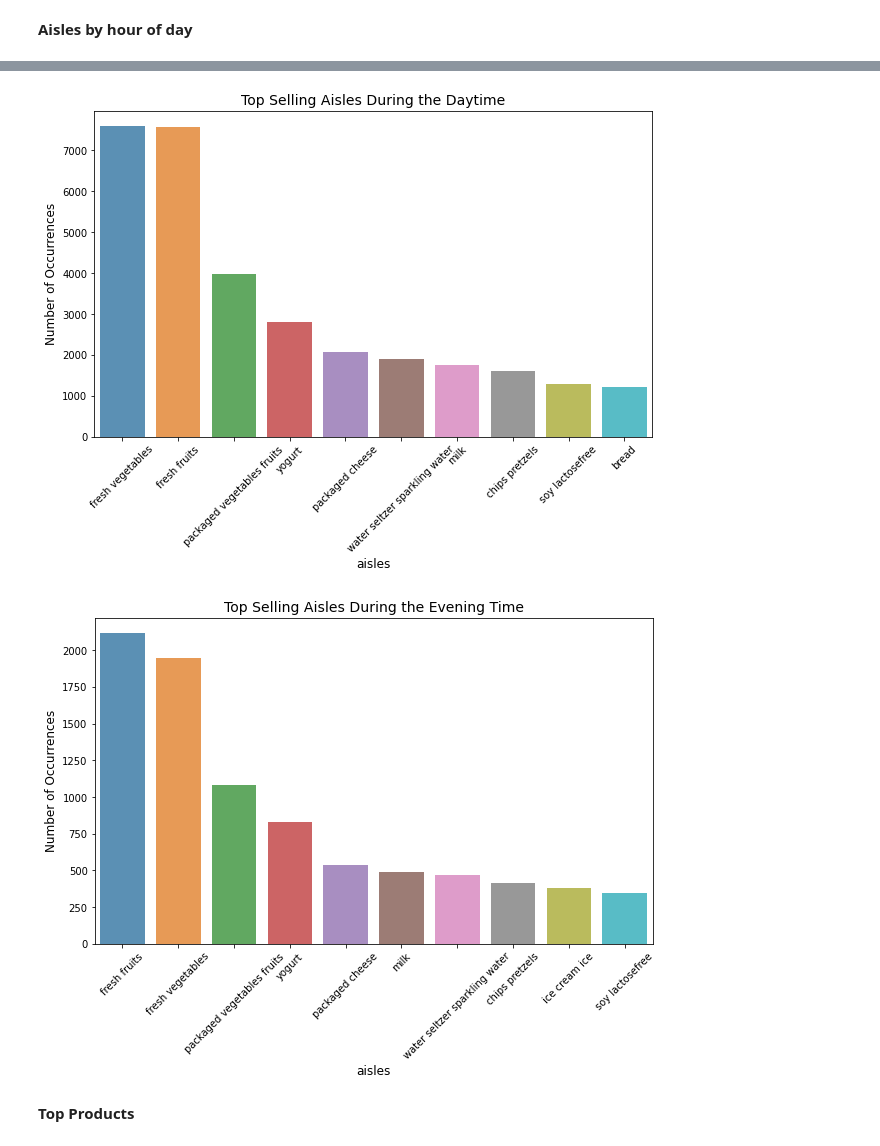
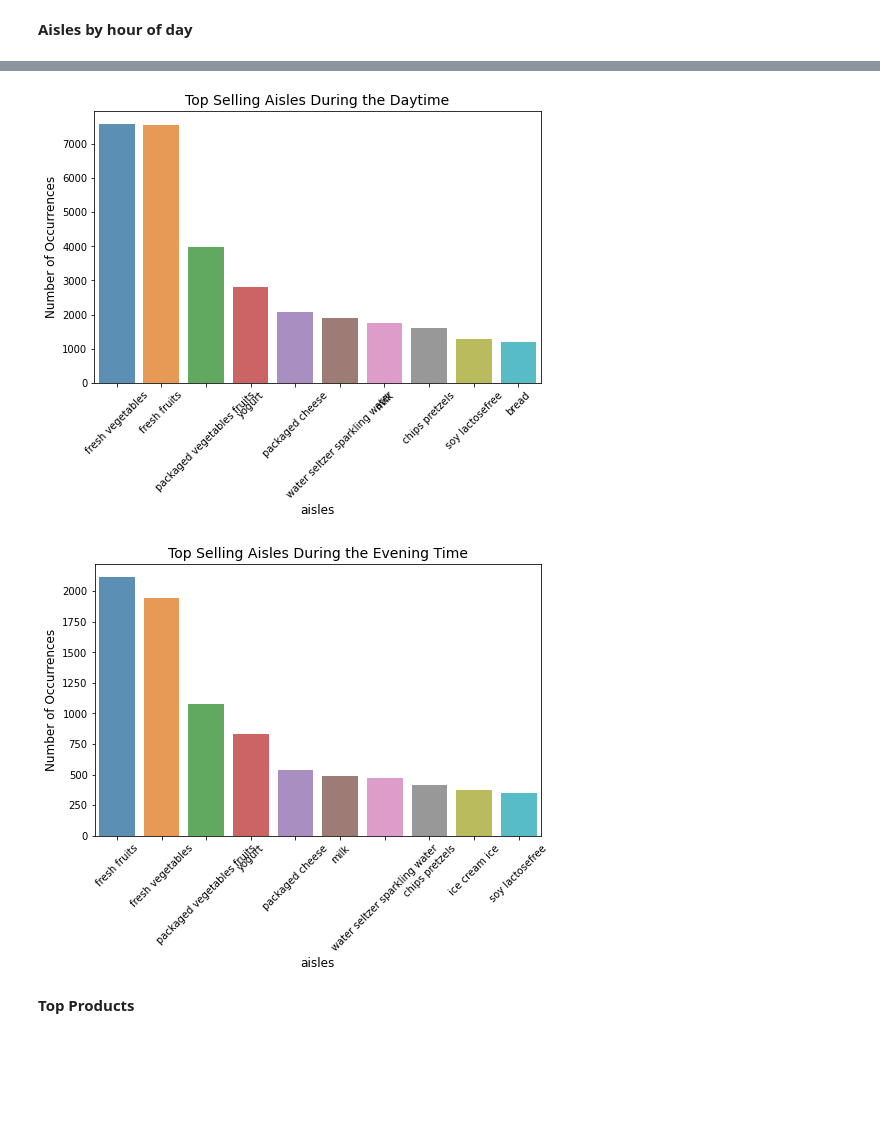
Before and after one commit to aakiyanova/Market-basket-analysis-FP-growth, a Jupyter notebook: EDA/EDA.ipynb, the cells around one changed output, grey strips where cells are left out. Drawn from its saved outputs; the diff is of its cells as text; code cells hidden in the pictures; blank space fills up the shorter version.

```diff
--- a/EDA/EDA.ipynb
+++ b/EDA/EDA.ipynb
@@ -268,21 +180,21 @@ day_orders = pd.read_csv('data/day_orders.csv')
 # %%
 day_aisles = day_orders['aisle'].value_counts()[:10].sort_values(ascending = False)
 # %%
-plt.figure(figsize=(10, 6))
+plt.figure(figsize=(8, 5))
 sns.barplot(day_aisles.index, day_aisles.values, alpha=0.8)
 plt.title('Top Selling Aisles During the Daytime', fontsize = 14)
 plt.ylabel('Number of Occurrences', fontsize=12)
 plt.xlabel('aisles', fontsize=12)
 plt.xticks(rotation=45)
 plt.show();
 # %% [output]
-[figure, old version]
+[figure, new version]
 # %%
 evening_orders = pd.read_csv('data/evening_orders.csv')
 # %%
 evening_aisles = evening_orders['aisle'].value_counts()[:10].sort_values(ascending = False)
 # %%
-plt.figure(figsize=(10, 6))
+plt.figure(figsize=(8, 5))
 sns.barplot(evening_aisles.index, evening_aisles.values, alpha=0.8)
 plt.title('Top Selling Aisles During the Evening Time', fontsize = 14)
 plt.ylabel('Number of Occurrences', fontsize=12)
@@ -290,7 +202,7 @@ plt.xlabel('aisles', fontsize=12)
 plt.xticks(rotation=45)
 plt.show();
 # %% [output]
-[figure, old version]
+[figure, new version]
 # %% [markdown]
 **Top Products**
 # %%
```
Also changed, not shown: parts of 52 cells of this notebook, 15 other files.
